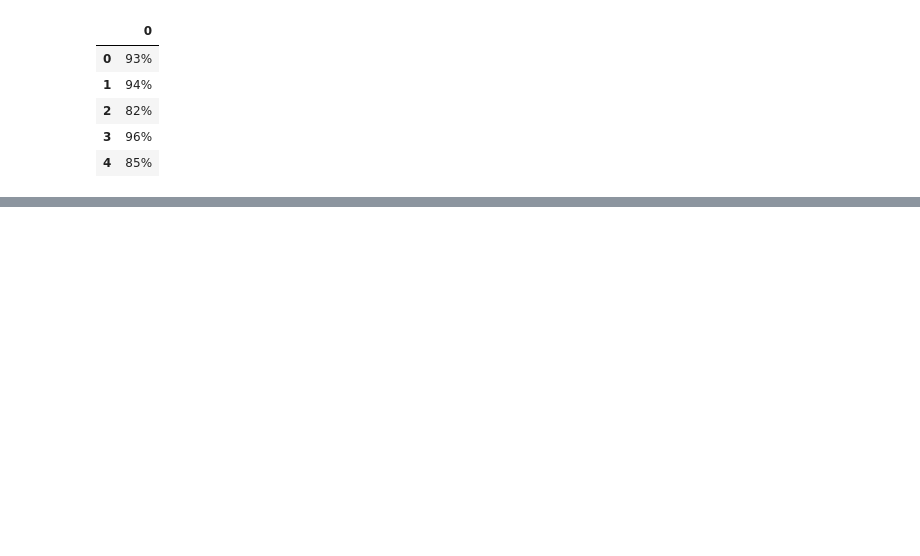
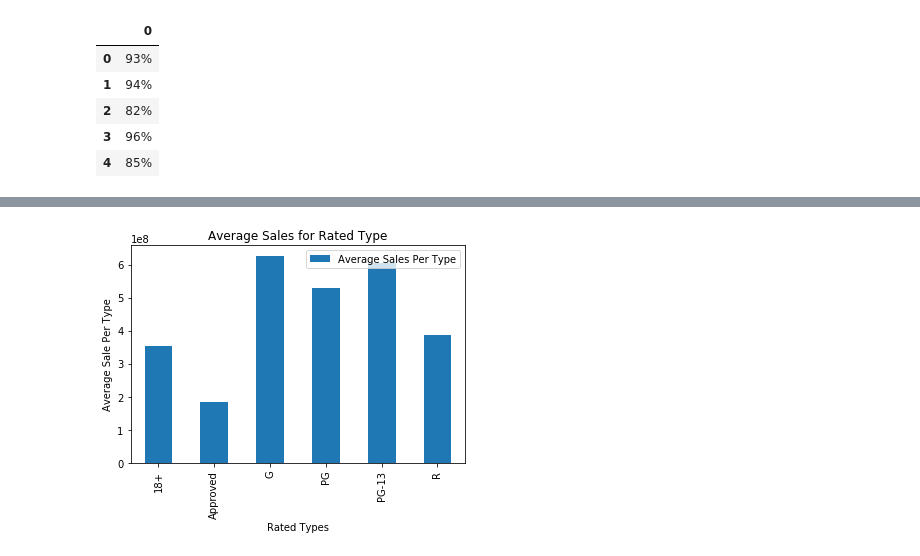
Before and after one commit to edwardAugust/project1-group2, a Jupyter notebook: main_updated.ipynb, the cells around one changed output, grey strips where cells are left out. Drawn from its saved outputs; the diff is of its cells as text; code cells hidden in the pictures; blank space fills up the shorter version.

```diff
--- a/main_updated.ipynb
+++ b/main_updated.ipynb
@@ -177,0 +187,12 @@ full_moviels_df.to_csv("Output/Movie_Data.csv")
+# %%
+#DataFrame for Total sales from a rating
+rated_and_sales = full_moviels_df.set_index(['Rating'])['World Sales']
+rate_type_avg_sales = full_moviels_df.groupby(["Rating"]).mean()["World Sales"]
+rate_type_sales_overall = full_moviels_df.groupby(["Rating"]).sum()["World Sales"]
+
+
+
+type_summary=pd.DataFrame({
+                          'Total Sales Per Type':rate_type_sales_overall,
+                            })
+type_summary
@@ -177,0 +208,14 @@ full_moviels_df.to_csv("Output/Movie_Data.csv")
+# %%
+#Bar chart for Average sales per Rating type
+rated_and_sales_avg = full_moviels_df.set_index(['Rating'])['World Sales']
+
+
+avg_summary =pd.DataFrame({"Average Sales Per Type":rate_type_avg_sales})
+
+Average_summary=avg_summary.plot.bar()
+plt.xlabel("Rated Types")
+plt.ylabel("Average Sale Per Type")
+plt.title("Average Sales for Rated Type")
+plt.savefig("Output/salesperratedtype.png")
+# %% [output]
+[figure, added]
```
Also changed, not shown: parts of 4 cells of this notebook, 3 other files.
